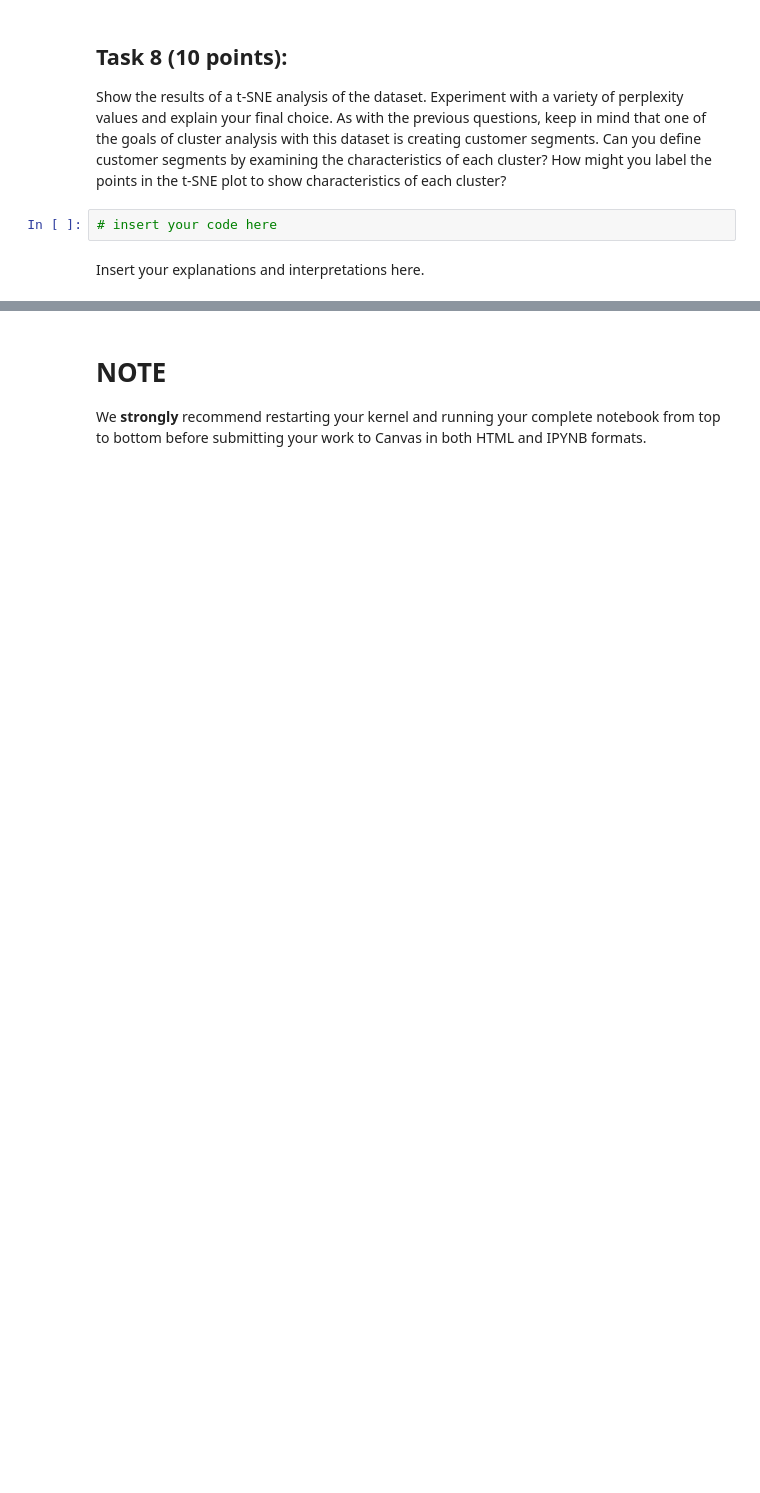
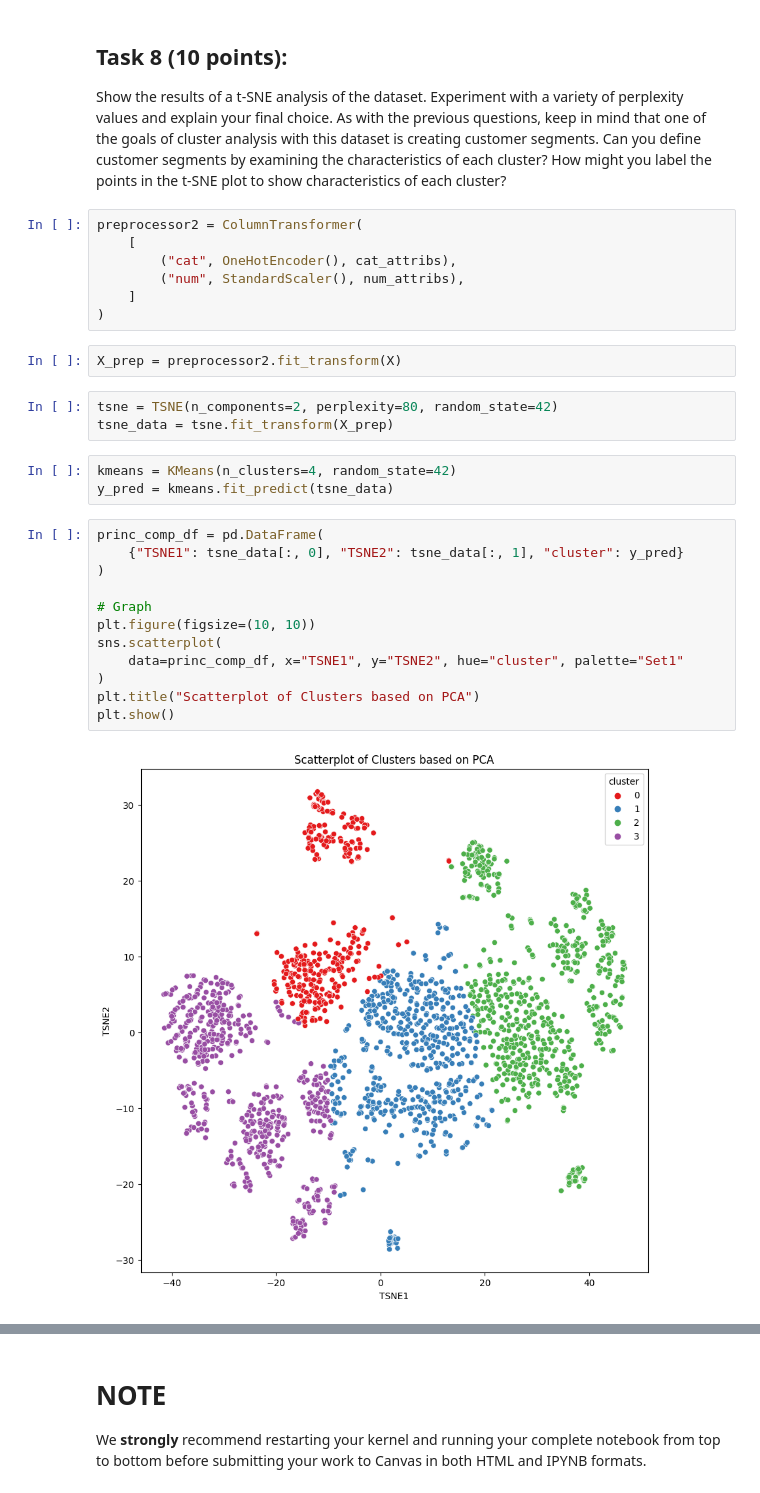
Before and after one commit to Mattcalcaterra/si618classwork, a Jupyter notebook: homework/SI_618_Homework_06.ipynb, the cells around one changed output, grey strips where cells are left out. Cells and saved outputs as stored; diff of their text form; blank space fills up the shorter version.

```diff
--- a/homework/SI_618_Homework_06.ipynb
+++ b/homework/SI_618_Homework_06.ipynb
@@ -572,7 +869,32 @@ Insert your explanations and interpretations here.
 # %% [markdown]
 ## Task 8 (10 points):
 Show the results of a t-SNE analysis of the dataset.  Experiment with a variety of perplexity values and explain your final choice.  As with the previous questions, keep in mind that one of the goals of cluster analysis with this dataset is creating customer segments.  Can you define customer segments by examining the characteristics of each cluster?  How might you label the points in the t-SNE plot to show characteristics of each cluster?
-# %%
-# insert your code here
-# %% [markdown]
-Insert your explanations and interpretations here.
+# %%
+preprocessor2 = ColumnTransformer(
+    [
+        ("cat", OneHotEncoder(), cat_attribs),
+        ("num", StandardScaler(), num_attribs),
+    ]
+)
+# %%
+X_prep = preprocessor2.fit_transform(X)
+# %%
+tsne = TSNE(n_components=2, perplexity=80, random_state=42)
+tsne_data = tsne.fit_transform(X_prep)
+# %%
+kmeans = KMeans(n_clusters=4, random_state=42)
+y_pred = kmeans.fit_predict(tsne_data)
+# %%
+princ_comp_df = pd.DataFrame(
+    {"TSNE1": tsne_data[:, 0], "TSNE2": tsne_data[:, 1], "cluster": y_pred}
+)
+
+# Graph
+plt.figure(figsize=(10, 10))
+sns.scatterplot(
+    data=princ_comp_df, x="TSNE1", y="TSNE2", hue="cluster", palette="Set1"
+)
+plt.title("Scatterplot of Clusters based on PCA")
+plt.show()
+# %% [output]
+[figure, added]
```
Also changed, not shown: parts of 36 cells of this notebook.
